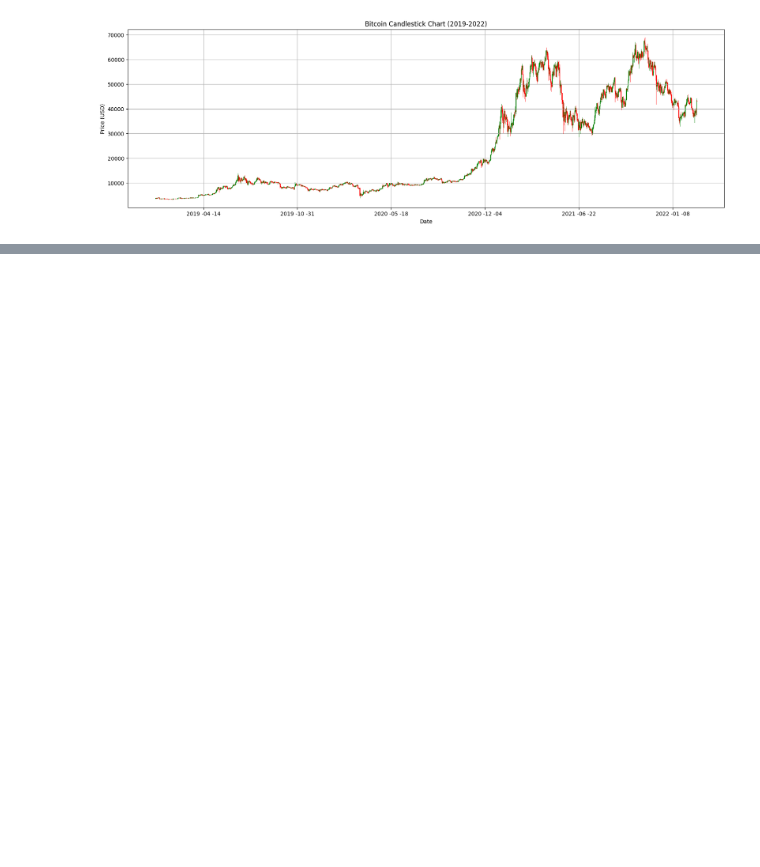
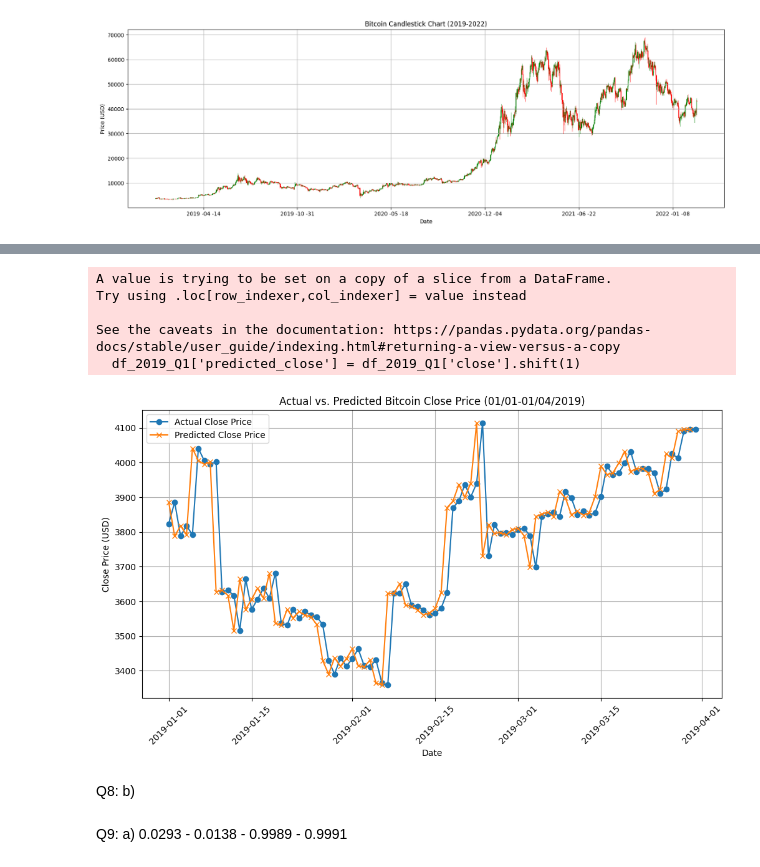
Before and after one commit to KietAPCS/Homework_V2024, a Jupyter notebook: Module_04/Week_02/exercise2.ipynb, the cells around one changed output, grey strips where cells are left out. Cells and saved outputs as stored; diff of their text form; code cells hidden in the pictures; blank space fills up the shorter version.

```diff
--- a/Module_04/Week_02/exercise2.ipynb
+++ b/Module_04/Week_02/exercise2.ipynb
@@ -161,0 +306,30 @@ plt.show()
+# %%
+# Filter data for 2019-01-01 to 2019-03-31
+df_2019_Q1 = df[(df['date'] >= '2019-01-01') & (df['date'] <= '2019-03-31')]
+
+# Assuming you have a way to predict the close prices for 2019-01-01 to 2019-03-31 (replace with your prediction method)
+# For this example, I'll just use the previous day's close price as a simple prediction.
+df_2019_Q1['predicted_close'] = df_2019_Q1['close'].shift(1)
+
+# Create a plot
+plt.figure(figsize=(12, 6))
+plt.plot(df_2019_Q1['date'], df_2019_Q1['close'], label='Actual Close Price', marker='o')
+plt.plot(df_2019_Q1['date'], df_2019_Q1['predicted_close'], label='Predicted Close Price', marker='x')
+plt.title('Actual vs. Predicted Bitcoin Close Price (01/01-01/04/2019)')
+plt.xlabel('Date')
+plt.ylabel('Close Price (USD)')
+plt.xticks(rotation=45)
+plt.legend()
+plt.grid(True)
+plt.show()
+# %% [output]
+A value is trying to be set on a copy of a slice from a DataFrame.
+Try using .loc[row_indexer,col_indexer] = value instead
+
+See the caveats in the documentation: https://pandas.pydata.org/pandas-docs/stable/user_guide/indexing.html#returning-a-view-versus-a-copy
+  df_2019_Q1['predicted_close'] = df_2019_Q1['close'].shift(1)
+[figure, added]
+# %% [markdown]
+Q8: b)
+# %% [markdown]
+Q9: a) 0.0293 - 0.0138 - 0.9989 - 0.9991
```
Also changed, not shown: parts of 22 cells of this notebook, 2 other files.
